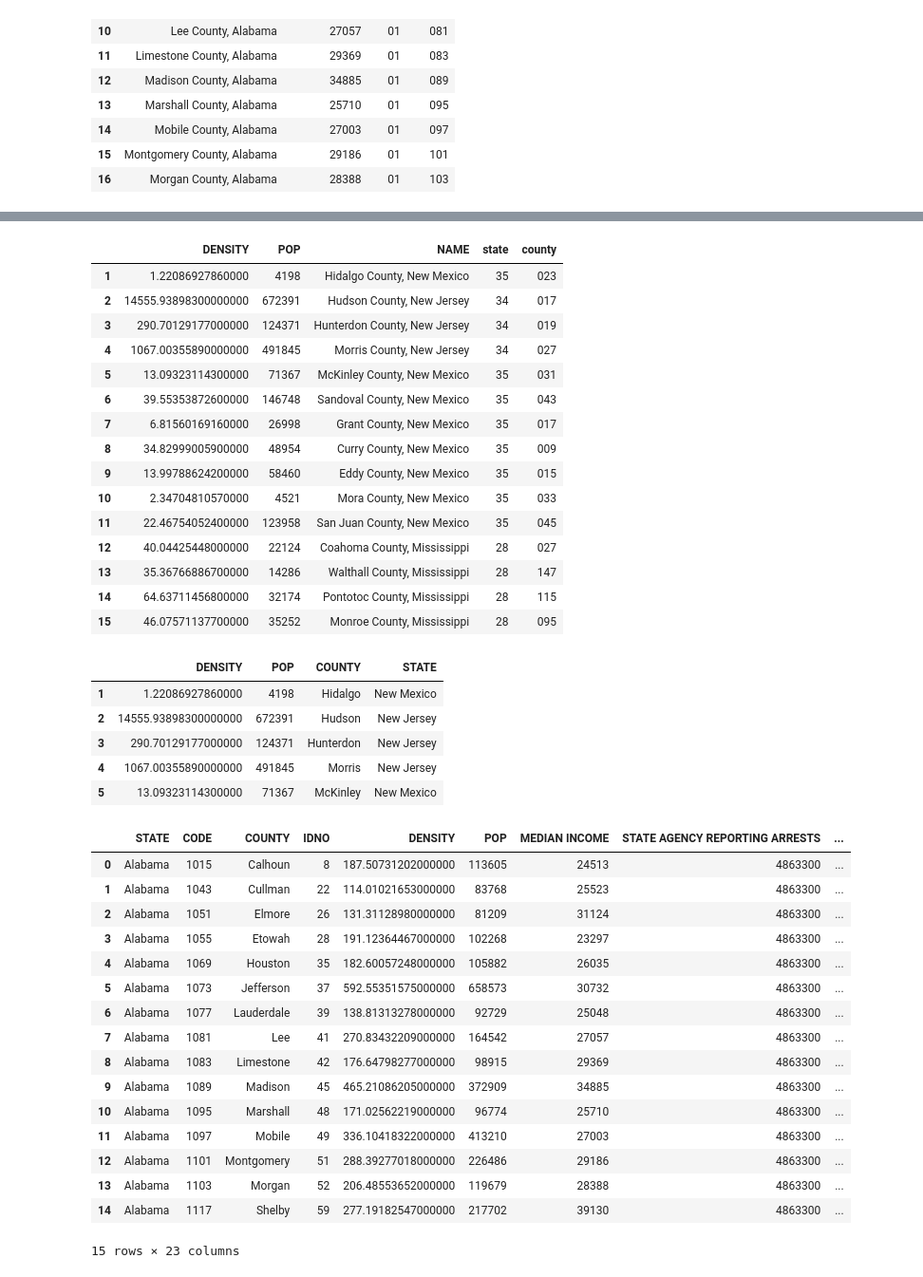
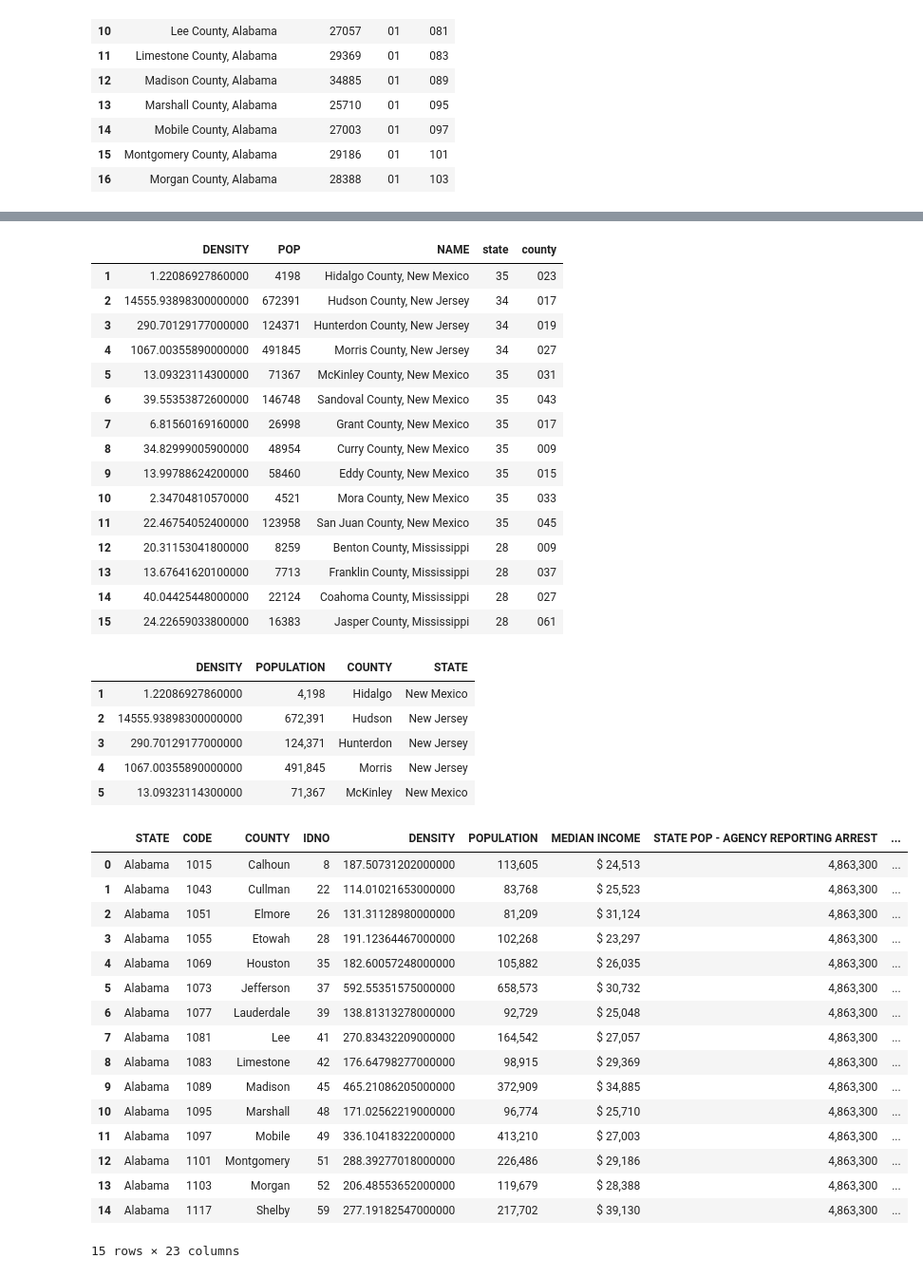
Before and after one commit to melindaeudy/Project_1, a Jupyter notebook: Project_1.ipynb, the cells around one changed output, grey strips where cells are left out. Shown at 95% size. Cells and saved outputs as stored; diff of their text form; code cells hidden in the pictures.

```diff
--- a/Project_1.ipynb
+++ b/Project_1.ipynb
@@ -74,8 +74,16 @@ collist.insert(0, collist.pop(collist.index("CODE")))
 UCR_Crime_df = UCR_Crime_df.reindex(columns = collist)
 
 # Rename columns for better understanding
-UCR_Crime_df.rename(columns={"AG_ARRST": "# COUNTY AGENCY REPORTING ARRESTS", "AG_OFF": "# COUNTY AGENCY REPORTING CRIMES","COVIND": "COVERAGE INDICATOR", "SVIOL":"TOTAL VIOLENT CRIMES", "SPROPERTY": "TOTAL PROPERTY CRIMES"}, inplace = True)
-UCR_Crime_df.rename(columns={"SPOPARST": "STATE AGENCY REPORTING ARRESTS", "SPOPCRIM": "STATE AGENCY REPORTING CRIME", "CPOPCRIM": "COUNTY AGENCY REPORTING CRIME", "SMURDER":"MURDERS", "SRAPE": "RAPE", "SROBBERY": "ROBBERY", "SAGASSLT": "AGGRAVATED ASSAULTS", "SBURGLRY": "BURGLARIES"}, inplace = True)
+UCR_Crime_df.rename(columns={"AG_ARRST": "# COUNTY AGENCY REPORTING ARREST", "AG_OFF": "# COUNTY AGENCY REPORTING CRIME","COVIND": "COVERAGE INDICATOR", "SVIOL":"TOTAL VIOLENT CRIME", "SPROPERTY": "TOTAL PROPERTY CRIMES"}, inplace = True)
+UCR_Crime_df.rename(columns={"SPOPARST": "STATE POP - AGENCY REPORTING ARREST", "SPOPCRIM": "STATE POP - AGENCY REPORTING CRIME", "CPOPCRIM": "COUNTY POP - AGENCY REPORTING CRIME", "SMURDER":"MURDERS", "SRAPE": "RAPE", "SROBBERY": "ROBBERY", "SAGASSLT": "AGGRAVATED ASSAULTS", "SBURGLRY": "BURGLARIES"}, inplace = True)
 UCR_Crime_df.rename(columns={"SLARCENY":"LARCENY", "SMVTHEFT": "MOTOR VEHICLE THEFT", "SARSON": "ARSON"}, inplace = True)
+
+# Clean up number formats in table
+UCR_Crime_df["STATE POP - AGENCY REPORTING ARREST"] = UCR_Crime_df["STATE POP - AGENCY REPORTING ARREST"].map("{:,}".format)
+UCR_Crime_df["STATE POP - AGENCY REPORTING CRIME"] = UCR_Crime_df["STATE POP - AGENCY REPORTING CRIME"].map("{:,}".format)
+UCR_Crime_df["# COUNTY AGENCY REPORTING ARREST"] = UCR_Crime_df["# COUNTY AGENCY REPORTING ARREST"].map("{:,}".format)
+UCR_Crime_df["COUNTY POP - AGENCY REPORTING CRIME"] = UCR_Crime_df["COUNTY POP - AGENCY REPORTING CRIME"].map("{:,}".format)
+UCR_Crime_df["# COUNTY AGENCY REPORTING CRIME"] = UCR_Crime_df["# COUNTY AGENCY REPORTING CRIME"].map("{:,}".format)
+
 UCR_Crime_df.head(15)
 # %% [output]
@@ -203,6 +212,9 @@ income_df['State Name'] = income_df['NAME'].str.split(', ').apply(lambda x: x[-1
 income_df['County Name'] = income_df['NAME'].str.split(' ').apply(lambda x: x[0])
 income_df.drop(columns = ["NAME", "state", "county"], inplace = True)
 income_df.rename(columns={"County Name":"COUNTY", "State Name":"STATE", "B06011_001E":"MEDIAN INCOME"}, inplace = True)
+# Clean up formating in Median Income
+income_df["MEDIAN INCOME"] = income_df["MEDIAN INCOME"].apply("int64")
+income_df["MEDIAN INCOME"] = income_df["MEDIAN INCOME"].map("$ {:,}".format)
 income_df.head(15)
 #income_df.dtypes
 # %% [output]
@@ -265,7 +276,6 @@ county_dens_df = county_dens_df.drop([0])
 
 # delete and null info and reset the index
 county_dens_df = county_dens_df.dropna(how='any')
-county_dens_df.reset_index()
 county_dens_df.head(15)
 # %% [output]
 |  | DENSITY | POP | NAME | state | county |
@@ -280,10 +290,10 @@ county_dens_df.head(15)
 | 9 | 13.99788624200000 | 58460 | Eddy County, New Mexico | 35 | 015 |
 | 10 | 2.34704810570000 | 4521 | Mora County, New Mexico | 35 | 033 |
 | 11 | 22.46754052400000 | 123958 | San Juan County, New Mexico | 35 | 045 |
-| 12 | 40.04425448000000 | 22124 | Coahoma County, Mississippi | 28 | 027 |
-| 13 | 35.36766886700000 | 14286 | Walthall County, Mississippi | 28 | 147 |
-| 14 | 64.63711456800000 | 32174 | Pontotoc County, Mississippi | 28 | 115 |
-| 15 | 46.07571137700000 | 35252 | Monroe County, Mississippi | 28 | 095 |
+| 12 | 20.31153041800000 | 8259 | Benton County, Mississippi | 28 | 009 |
+| 13 | 13.67641620100000 | 7713 | Franklin County, Mississippi | 28 | 037 |
+| 14 | 40.04425448000000 | 22124 | Coahoma County, Mississippi | 28 | 027 |
+| 15 | 24.22659033800000 | 16383 | Jasper County, Mississippi | 28 | 061 |
 # %%
 # create new columns for County and State
 # ----Remove Columns: NAME, state, county
@@ -293,43 +303,50 @@ county_dens_df['County Name'] = county_dens_df['NAME'].str.split(', ').apply(lam
 county_dens_df['State Name'] = county_dens_df['NAME'].str.split(', ').apply(lambda x: x[-1])
 county_dens_df['County Name'] = county_dens_df['NAME'].str.split(' ').apply(lambda x: x[0])
 county_dens_df.drop(columns = ["NAME", "state", "county"], inplace = True)
-county_dens_df.rename(columns={"County Name":"COUNTY", "State Name":"STATE"}, inplace = True)
+county_dens_df.rename(columns={"County Name":"COUNTY", "State Name":"STATE", "POP": "POPULATION"}, inplace = True)
+
+# Clean up Density and Population numbers
+county_dens_df["POPULATION"] = county_dens_df["POPULATION"].apply("int64")
+county_dens_df["POPULATION"] = county_dens_df["POPULATION"].map(" {:,}".format)
+#county_dens_df["DENSITY"] = county_dens_df["DENSITY"].apply("int64")
+#county_dens_df["DENSITY"] = county_dens_df["DENSITY"].map(" {:,}".format)
+
 county_dens_df.head()
 # %% [output]
-|  | DENSITY | POP | COUNTY | STATE |
-| 1 | 1.22086927860000 | 4198 | Hidalgo | New Mexico |
-| 2 | 14555.93898300000000 | 672391 | Hudson | New Jersey |
-| 3 | 290.70129177000000 | 124371 | Hunterdon | New Jersey |
-| 4 | 1067.00355890000000 | 491845 | Morris | New Jersey |
-| 5 | 13.09323114300000 | 71367 | McKinley | New Mexico |
+|  | DENSITY | POPULATION | COUNTY | STATE |
+| 1 | 1.22086927860000 | 4,198 | Hidalgo | New Mexico |
+| 2 | 14555.93898300000000 | 672,391 | Hudson | New Jersey |
+| 3 | 290.70129177000000 | 124,371 | Hunterdon | New Jersey |
+| 4 | 1067.00355890000000 | 491,845 | Morris | New Jersey |
+| 5 | 13.09323114300000 | 71,367 | McKinley | New Mexico |
 # %%
 # Merge Codebook_County_Codes.csv into UCR_Crime_Rates_by_County.csv
 # Move Density and Population to front of chart
 merged_Crime_df = pd.merge(Crime_df, county_dens_df, on=["STATE", "COUNTY"], how = "left")
 collist = merged_Crime_df.columns.tolist()
 collist.insert(4, collist.pop(collist.index("DENSITY")))
-collist.insert(5, collist.pop(collist.index("POP")))
+collist.insert(5, collist.pop(collist.index("POPULATION")))
 merged_Crime_df = merged_Crime_df.reindex(columns = collist)
 
 # delete and null info and reset the index
 merged_Crime_df = merged_Crime_df.dropna(how='any')
 merged_Crime_df.reset_index()
 merged_Crime_df.head(15)
 # %% [output]
-|  | STATE | CODE | COUNTY | IDNO | DENSITY | POP | MEDIAN INCOME | STATE AGENCY REPORTING ARRESTS | ... |
-| 0 | Alabama | 1015 | Calhoun | 8 | 187.50731202000000 | 113605 | 24513 | 4863300 | ... |
-| 1 | Alabama | 1043 | Cullman | 22 | 114.01021653000000 | 83768 | 25523 | 4863300 | ... |
-| 2 | Alabama | 1051 | Elmore | 26 | 131.31128980000000 | 81209 | 31124 | 4863300 | ... |
-| 3 | Alabama | 1055 | Etowah | 28 | 191.12364467000000 | 102268 | 23297 | 4863300 | ... |
-| 4 | Alabama | 1069 | Houston | 35 | 182.60057248000000 | 105882 | 26035 | 4863300 | ... |
-| 5 | Alabama | 1073 | Jefferson | 37 | 592.55351575000000 | 658573 | 30732 | 4863300 | ... |
-| 6 | Alabama | 1077 | Lauderdale | 39 | 138.81313278000000 | 92729 | 25048 | 4863300 | ... |
-| 7 | Alabama | 1081 | Lee | 41 | 270.83432209000000 | 164542 | 27057 | 4863300 | ... |
-| 8 | Alabama | 1083 | Limestone | 42 | 176.64798277000000 | 98915 | 29369 | 4863300 | ... |
-| 9 | Alabama | 1089 | Madison | 45 | 465.21086205000000 | 372909 | 34885 | 4863300 | ... |
-| 10 | Alabama | 1095 | Marshall | 48 | 171.02562219000000 | 96774 | 25710 | 4863300 | ... |
-| 11 | Alabama | 1097 | Mobile | 49 | 336.10418322000000 | 413210 | 27003 | 4863300 | ... |
-| 12 | Alabama | 1101 | Montgomery | 51 | 288.39277018000000 | 226486 | 29186 | 4863300 | ... |
-| 13 | Alabama | 1103 | Morgan | 52 | 206.48553652000000 | 119679 | 28388 | 4863300 | ... |
-| 14 | Alabama | 1117 | Shelby | 59 | 277.19182547000000 | 217702 | 39130 | 4863300 | ... |
+|  | STATE | CODE | COUNTY | IDNO | DENSITY | POPULATION | MEDIAN INCOME | STATE POP - AGENCY REPORTING ARREST | ... |
+| 0 | Alabama | 1015 | Calhoun | 8 | 187.50731202000000 | 113,605 | $ 24,513 | 4,863,300 | ... |
+| 1 | Alabama | 1043 | Cullman | 22 | 114.01021653000000 | 83,768 | $ 25,523 | 4,863,300 | ... |
+| 2 | Alabama | 1051 | Elmore | 26 | 131.31128980000000 | 81,209 | $ 31,124 | 4,863,300 | ... |
+| 3 | Alabama | 1055 | Etowah | 28 | 191.12364467000000 | 102,268 | $ 23,297 | 4,863,300 | ... |
+| 4 | Alabama | 1069 | Houston | 35 | 182.60057248000000 | 105,882 | $ 26,035 | 4,863,300 | ... |
+| 5 | Alabama | 1073 | Jefferson | 37 | 592.55351575000000 | 658,573 | $ 30,732 | 4,863,300 | ... |
+| 6 | Alabama | 1077 | Lauderdale | 39 | 138.81313278000000 | 92,729 | $ 25,048 | 4,863,300 | ... |
+| 7 | Alabama | 1081 | Lee | 41 | 270.83432209000000 | 164,542 | $ 27,057 | 4,863,300 | ... |
+| 8 | Alabama | 1083 | Limestone | 42 | 176.64798277000000 | 98,915 | $ 29,369 | 4,863,300 | ... |
+| 9 | Alabama | 1089 | Madison | 45 | 465.21086205000000 | 372,909 | $ 34,885 | 4,863,300 | ... |
+| 10 | Alabama | 1095 | Marshall | 48 | 171.02562219000000 | 96,774 | $ 25,710 | 4,863,300 | ... |
+| 11 | Alabama | 1097 | Mobile | 49 | 336.10418322000000 | 413,210 | $ 27,003 | 4,863,300 | ... |
+| 12 | Alabama | 1101 | Montgomery | 51 | 288.39277018000000 | 226,486 | $ 29,186 | 4,863,300 | ... |
+| 13 | Alabama | 1103 | Morgan | 52 | 206.48553652000000 | 119,679 | $ 28,388 | 4,863,300 | ... |
+| 14 | Alabama | 1117 | Shelby | 59 | 277.19182547000000 | 217,702 | $ 39,130 | 4,863,300 | ... |
 15 rows × 23 columns
```
Also changed, not shown: parts of 5 cells of this notebook.
